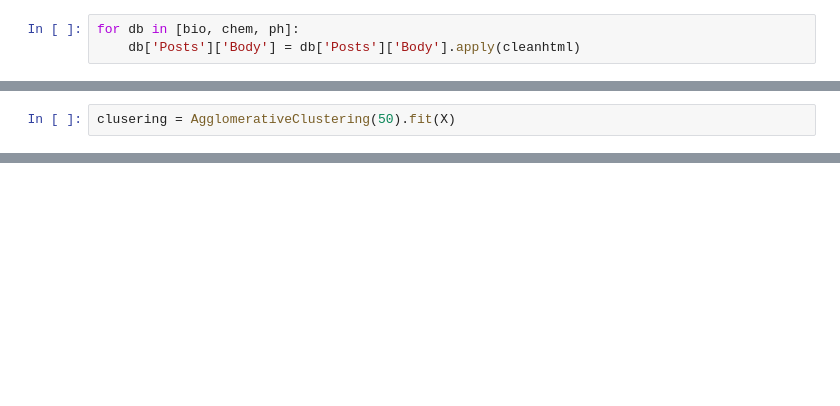
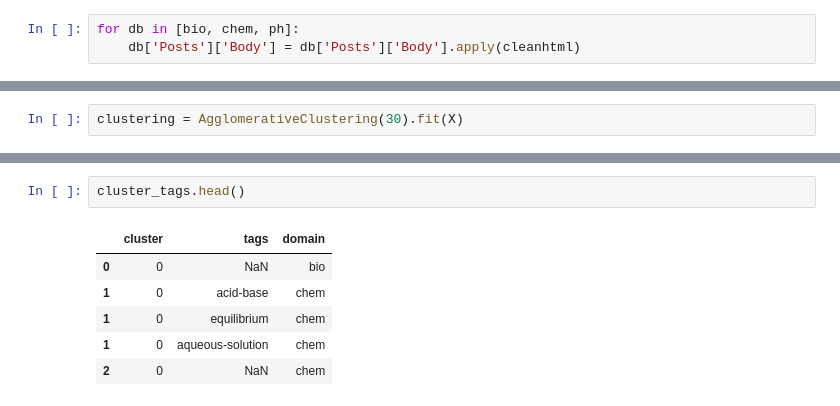
Before and after one commit to tryptofanik/stack_exchange_analysis, a Jupyter notebook: science_stacks_analysis.ipynb, the cells around one changed output, grey strips where cells are left out. Saved outputs shown, nothing was run; the diff lists cells and outputs as text; blank space fills up the shorter version.

```diff
--- a/science_stacks_analysis.ipynb
+++ b/science_stacks_analysis.ipynb
@@ -207,2 +347,2 @@ X = PCA(50).fit_transform(X.toarray())
 # %%
-clusering = AgglomerativeClustering(50).fit(X)
+clustering = AgglomerativeClustering(30).fit(X)
@@ -210,0 +396,9 @@ clusering = AgglomerativeClustering(50).fit(X)
+# %%
+cluster_tags.head()
+# %% [output]
+|  | cluster | tags | domain |
+| 0 | 0 | NaN | bio |
+| 1 | 0 | acid-base | chem |
+| 1 | 0 | equilibrium | chem |
+| 1 | 0 | aqueous-solution | chem |
+| 2 | 0 | NaN | chem |
```
Also changed, not shown: parts of 53 cells of this notebook, 1 other file.
